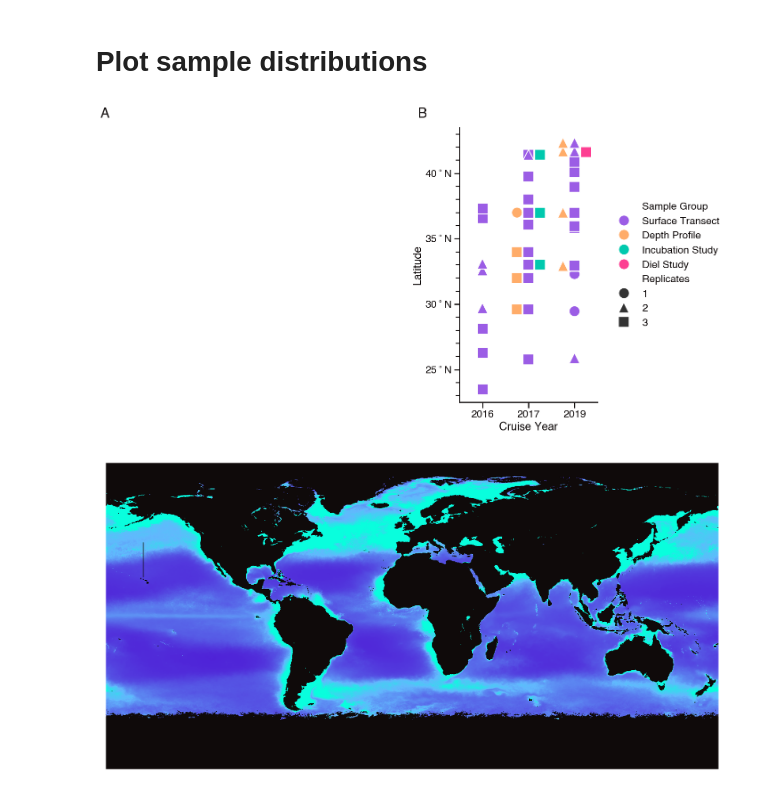
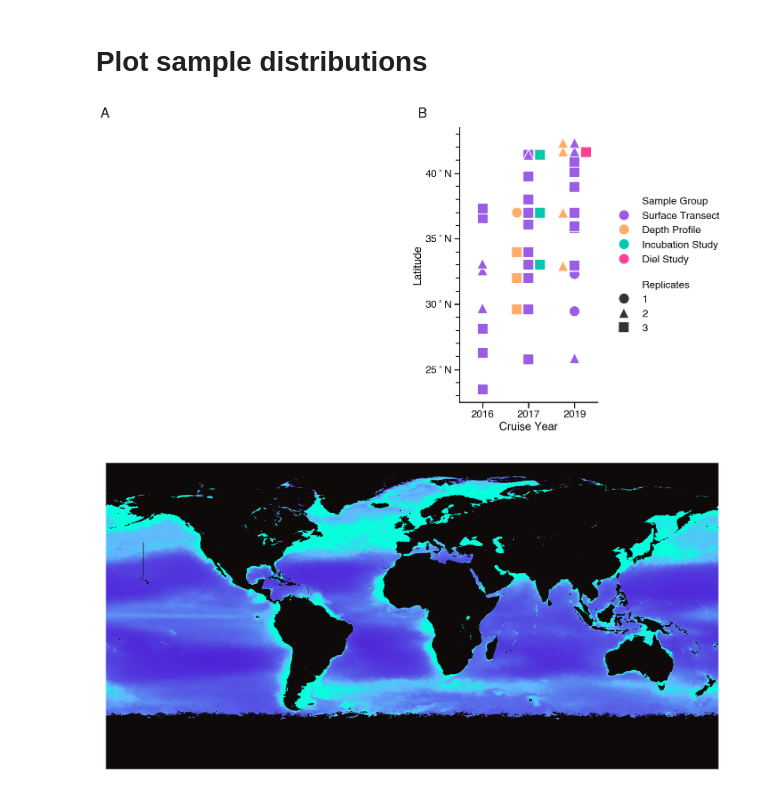
Before and after one commit to blasks/barnacle-manuscript, a Jupyter notebook: analyses/2-mapping/1-sample-set-overview.ipynb, the cells around one changed output. Saved outputs shown, nothing was run; the diff lists cells and outputs as text; code cells hidden in the pictures.

Commit message:
tweaks to figures

```diff
--- a/analyses/2-mapping/1-sample-set-overview.ipynb
+++ b/analyses/2-mapping/1-sample-set-overview.ipynb
@@ -179,35 +189,38 @@ plot_df = plot_df.groupby(['Year', 'Latitude', 'Sample Group']).agg(
 # make indices for scatterplot
 plot_df['Index'] = plot_df['Year'].map({2016: 1., 2017: 3., 2019: 5.})
 plot_df.loc[plot_df['Sample Group'].isin(['Depth Profile']), 'Index'] -= .5
 plot_df.loc[plot_df['Sample Group'].isin(['Incubation Study', 'Diel Study']), 'Index'] += .5
 
+# hackey solution to make legend more readable
+plot_df = plot_df.rename(columns={'Replicates': '\nReplicates'})
+
 # plot sampling sites
 bounds = (23, 43)
 fig, axis = plt.subplots(figsize=(4, 8))
 sns.scatterplot(
     x='Index',
     y='Latitude',
     hue='Sample Group',
-    style='Replicates',
+    style='\nReplicates',
     # size='Samples',
     s=300,
     markers=['o', '^', 's'],
     data=plot_df,
     ax=axis
 )
 # legends and labels
 axis.legend(loc='center left', bbox_to_anchor=(1.05, 0.5));
 axis.set_xticks([1, 3, 5], [2016, 2017, 2019])
 axis.set_yticks(np.arange(bounds[0]+2, bounds[1], 5), [f'{l}$^\circ$N' for l in np.arange(bounds[0]+2, bounds[1], 5)]);
 axis.set_yticks(np.arange(bounds[0], bounds[1]+1, 1), minor=True);
 axis.set(xlabel='Cruise Year', ylabel='Latitude', xlim=(0, 6), ylim=(bounds[0]-0.5, bounds[1]+0.5));
 # label subplots
 axis.annotate('A', xy=(-2.6, 1.05), **annot_kwgs)
 axis.annotate('B', xy=(-0.3, 1.05), **annot_kwgs)
 
 fig.savefig(out_dir / 'sample-site-summary.png', bbox_inches='tight', dpi=300)
 # %% [output]
-[figure, old version]
+[figure, new version]
 # %%
 # plot chlorophyll climatology
 # code adapted from climatology visualization example on cmap website: https://simonscmap.com/documentation
```
Also changed, not shown: parts of 3 cells of this notebook, 2 other files.
